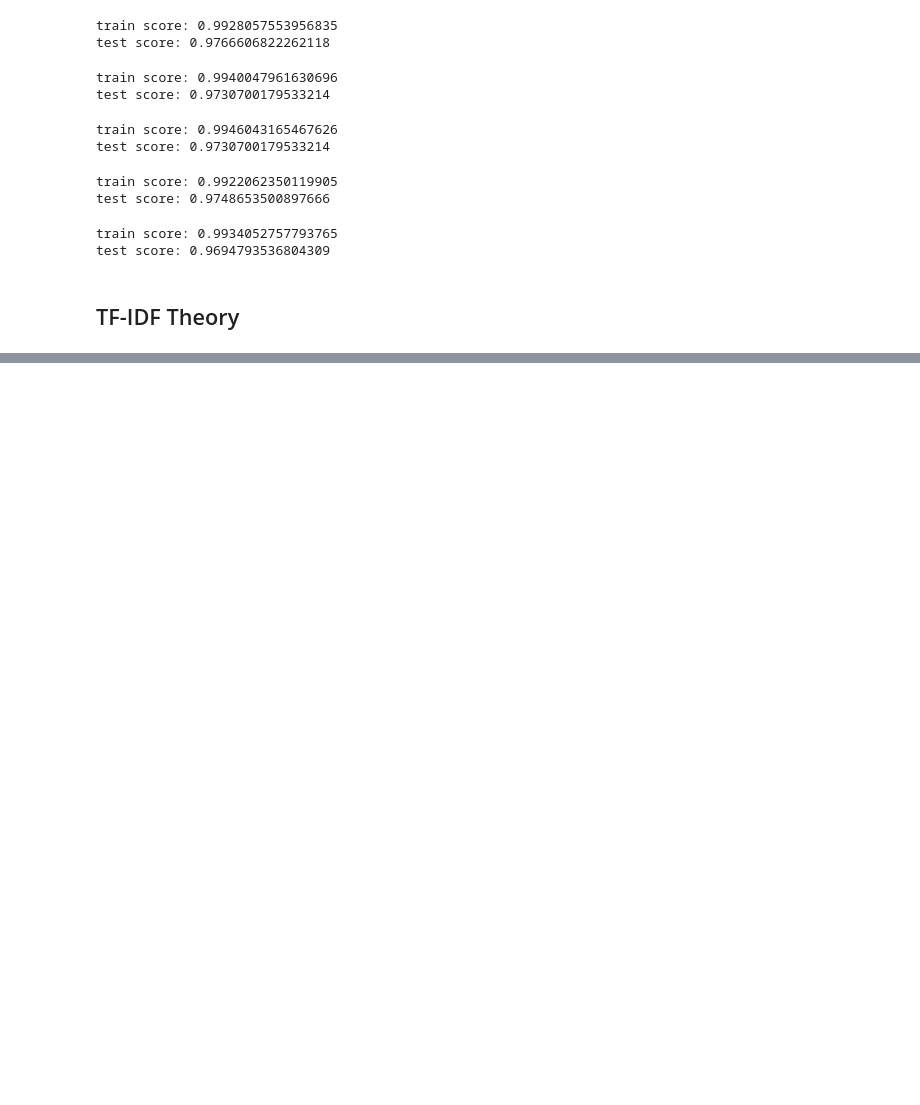
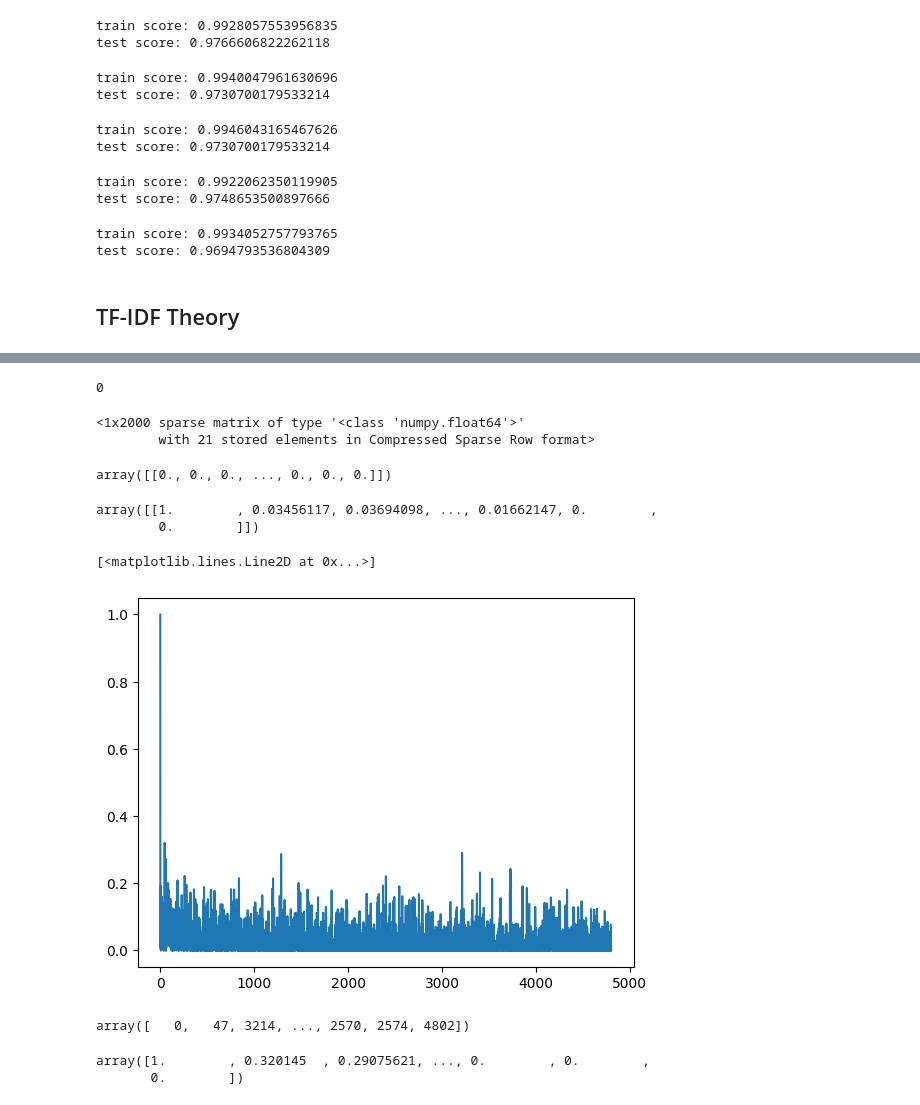
Before and after one commit to xpdlaldam/nlp, a Jupyter notebook: stemming_and_lemmatization.ipynb, the cells around one changed output, grey strips where cells are left out. Cells and saved outputs as stored; diff of their text form; code cells hidden in the pictures; blank space fills up the shorter version.

```diff
--- a/stemming_and_lemmatization.ipynb
+++ b/stemming_and_lemmatization.ipynb
@@ -319,0 +460,43 @@ test score: 0.9694793536804309
+# %%
+idx = movie2idx['Avatar']
+idx
+# %% [output]
+0
+# %%
+query = X[idx]
+query
+# %% [output]
+<1x2000 sparse matrix of type '<class 'numpy.float64'>'
+        with 21 stored elements in Compressed Sparse Row format>
+# %%
+query.toarray()
+# %% [output]
+array([[0., 0., 0., ..., 0., 0., 0.]])
+# %%
+# compute similarity between query and every vector in X
+# shape will be 1 (query.shape[0]) by 4_803 (X.shape[0])
+# 0 means there are no common terms b/w two movies => dot product = 0
+scores = cosine_similarity(query, X)
+scores
+# %% [output]
+array([[1.        , 0.03456117, 0.03694098, ..., 0.01662147, 0.        ,
+        0.        ]])
+# %%
+# currently the array is 1 x N, make it just a 1-D array
+scores = scores.flatten()
+# %%
+plt.plot(scores) # the spike at 1 is the query movie as the cosine similarity b/w two identical vector is 1
+# %% [output]
+[<matplotlib.lines.Line2D at 0x...>]
+[figure, added]
+# %%
+# reason for doing argsort: we don't care about the scores we only care about the ranks
+# -scores: sort by descending order
+(-scores).argsort()
+# %% [output]
+array([   0,   47, 3214, ..., 2570, 2574, 4802])
+# %%
+scores[(-scores).argsort()]
+# %% [output]
+array([1.        , 0.320145  , 0.29075621, ..., 0.        , 0.        ,
+       0.        ])
```
Also changed, not shown: parts of 21 cells of this notebook.
